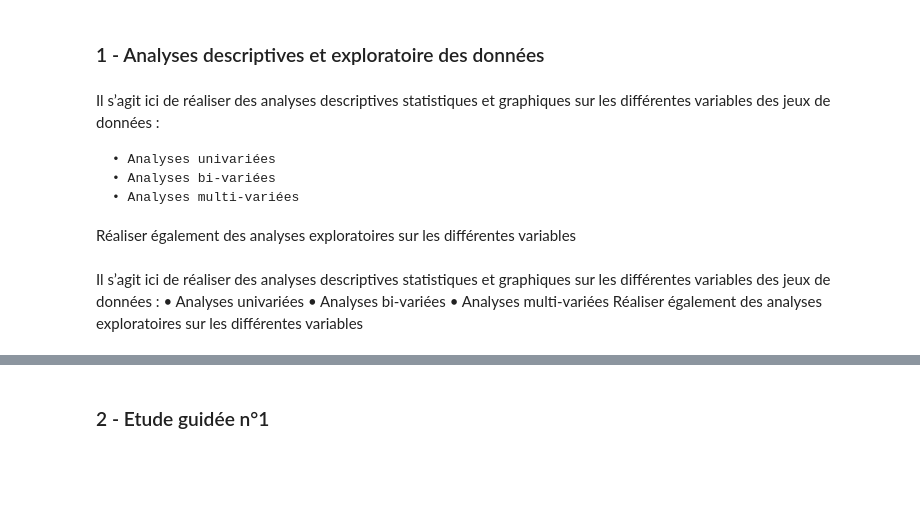
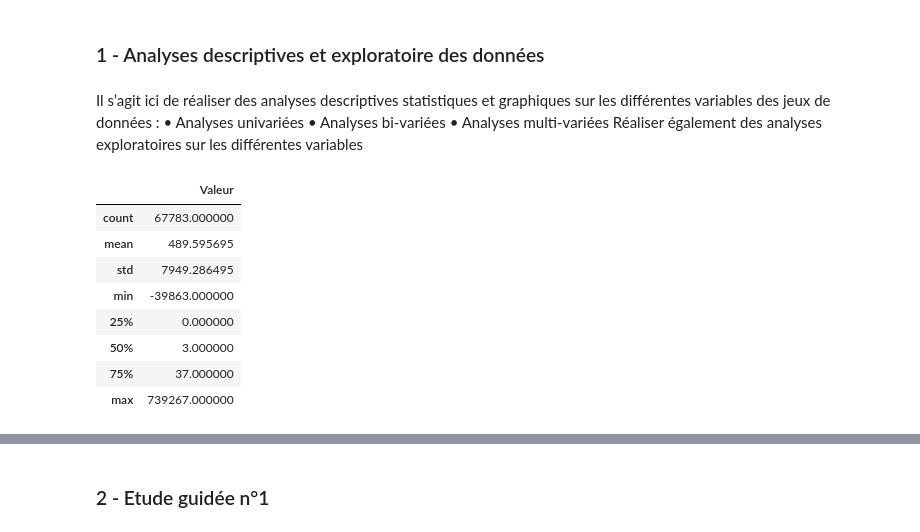
Before and after one commit to data-IA-2023/Groupe-3, a Jupyter notebook: briefs181223 - Mohammed.ipynb, the cells around one changed output, grey strips where cells are left out. Drawn from its saved outputs; the diff is of its cells as text; code cells hidden in the pictures; blank space fills up the shorter version.

```diff
--- a/briefs181223 - Mohammed.ipynb
+++ b/briefs181223 - Mohammed.ipynb
@@ -209,16 +208,21 @@ FAO2020CPA_Symbole
 # %% [markdown]
 ### 1 - Analyses descriptives et exploratoire des données
-# %% [markdown]
-Il s’agit ici de réaliser des analyses descriptives statistiques et graphiques sur les différentes variables des jeux de données :
-
-    • Analyses univariées
-    • Analyses bi-variées
-    • Analyses multi-variées
-
-Réaliser également des analyses exploratoires sur les différentes variables
 # %% [markdown]
 Il s’agit ici de réaliser des analyses descriptives statistiques et graphiques sur les différentes variables des jeux de données :
     • Analyses univariées
     • Analyses bi-variées
     • Analyses multi-variées
 Réaliser également des analyses exploratoires sur les différentes variables
+# %%
+#Analyses univariées
+FAO2013V[FAO2013V['Unité']=='Milliers de tonnes'].describe()
+# %% [output]
+|  | Valeur |
+| count | 67783.000000 |
+| mean | 489.595695 |
+| std | 7949.286495 |
+| min | -39863.000000 |
+| 25% | 0.000000 |
+| 50% | 3.000000 |
+| 75% | 37.000000 |
+| max | 739267.000000 |
```
Also changed, not shown: parts of 3 cells of this notebook.
